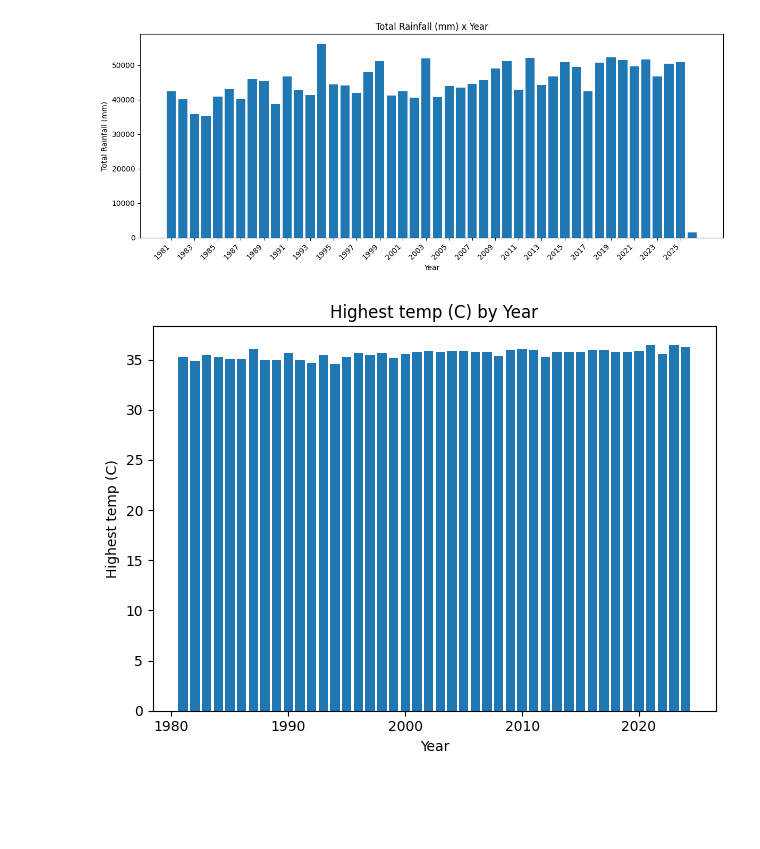
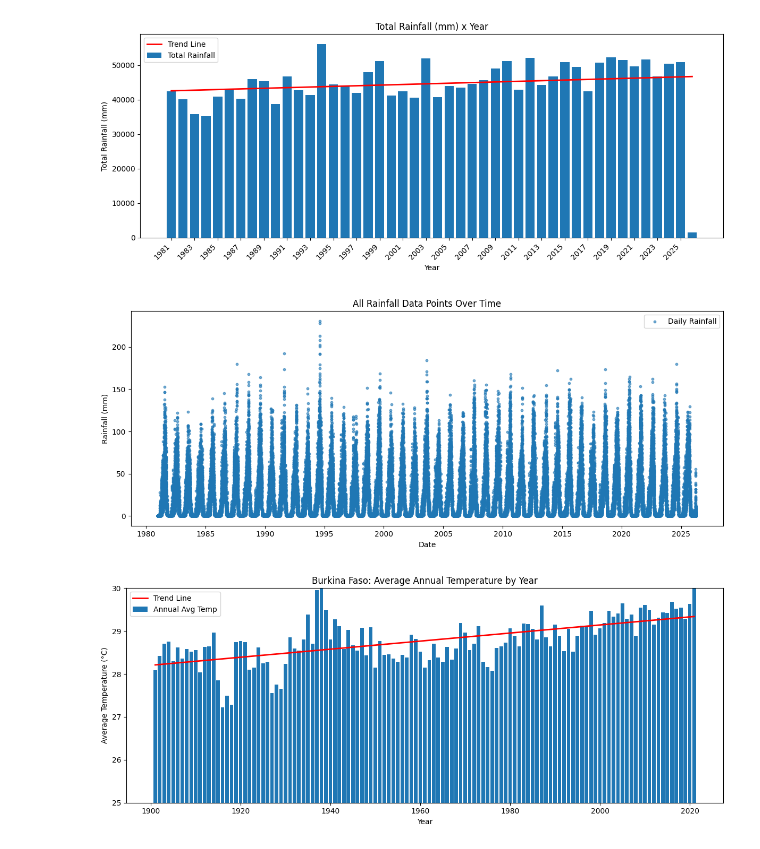
Before and after one commit to RyanParhizi/SahelCloudSeeding, a Jupyter notebook: graphing.ipynb, the cells around one changed output. Cells and saved outputs as stored; diff of their text form; code cells hidden in the pictures; blank space fills up the shorter version.

Commit message:
more graphs

```diff
--- a/graphing.ipynb
+++ b/graphing.ipynb
@@ -4,31 +5,59 @@ import pandas as pd
 # %%
 df = pd.read_csv('Data/bfa-rainfall-subnat-full.csv')
-
 df['time'] = pd.to_datetime(df['date'])
 df = df.sort_values('time')
-
-yearly_avg = df.groupby(df['time'].dt.year)['rfh'].sum()
+yearly_total = df.groupby(df['time'].dt.year)['rfh'].sum()
 
 plt.figure(figsize=(12, 5))
-plt.bar(yearly_avg.index.astype(str), yearly_avg)
+plt.bar(yearly_total.index.astype(str), yearly_total, label='Total Rainfall')
+
+# Calculate and plot trend line
+z = np.polyfit(yearly_total.index, yearly_total.values, 1)
+p = np.poly1d(z)
+plt.plot(yearly_total.index.astype(str), p(yearly_total.index), color='red', linewidth=2, label='Trend Line')
 
 plt.xlabel('Year')
 plt.ylabel('Total Rainfall (mm)')
 plt.title('Total Rainfall (mm) x Year')
-plt.xticks(yearly_avg.index[::2].astype(str), rotation=45, ha='right')
+plt.xticks(yearly_total.index[::2].astype(str), rotation=45, ha='right')
+plt.legend()
 plt.tight_layout()
 plt.show()
 # %% [output]
-[figure, old version]
+[figure, new version]
+# %%
+# Plot every rainfall datapoint (not aggregated by year)
+plt.figure(figsize=(12, 5))
+plt.scatter(df['time'], df['rfh'], s=10, alpha=0.6, label='Daily Rainfall')
+plt.xlabel('Date')
+plt.ylabel('Rainfall (mm)')
+plt.title('All Rainfall Data Points Over Time')
+plt.legend()
+plt.tight_layout()
+plt.show()
+# %% [output]
+[figure, added]
 # %%
-df = pd.read_csv('Data/bfa-temp.csv')
+df = pd.read_csv('Data/burkina-faso-tas_timeseries_annual_cru_1901-2021_bfa.csv', skiprows=1)
+# The first column is the year, the second is the national average
+df.columns.values[0] = 'Year'
+df['Year'] = pd.to_numeric(df['Year'], errors='coerce')
+df = df.dropna(subset=['Year'])
 
+plt.figure(figsize=(12,5))
+plt.bar(df['Year'], df['Burkina Faso'], label='Annual Avg Temp')
 
-plt.bar(df['Year'], df['High'])
+# Calculate and plot trend line
+z = np.polyfit(df['Year'], df['Burkina Faso'], 1)
+p = np.poly1d(z)
+plt.plot(df['Year'], p(df['Year']), color='red', linewidth=2, label='Trend Line')
+
 plt.xlabel('Year')
-plt.ylabel('Highest temp (C)')
-plt.title('Highest temp (C) by Year')
+plt.ylabel('Average Temperature (°C)')
+plt.title('Burkina Faso: Average Annual Temperature by Year')
+plt.ylim(25, 30)
+plt.legend()
 plt.tight_layout()
 plt.show()
 # %% [output]
-[figure, old version]
+[figure, new version]
```
Also changed, not shown: parts of 1 cell of this notebook.
